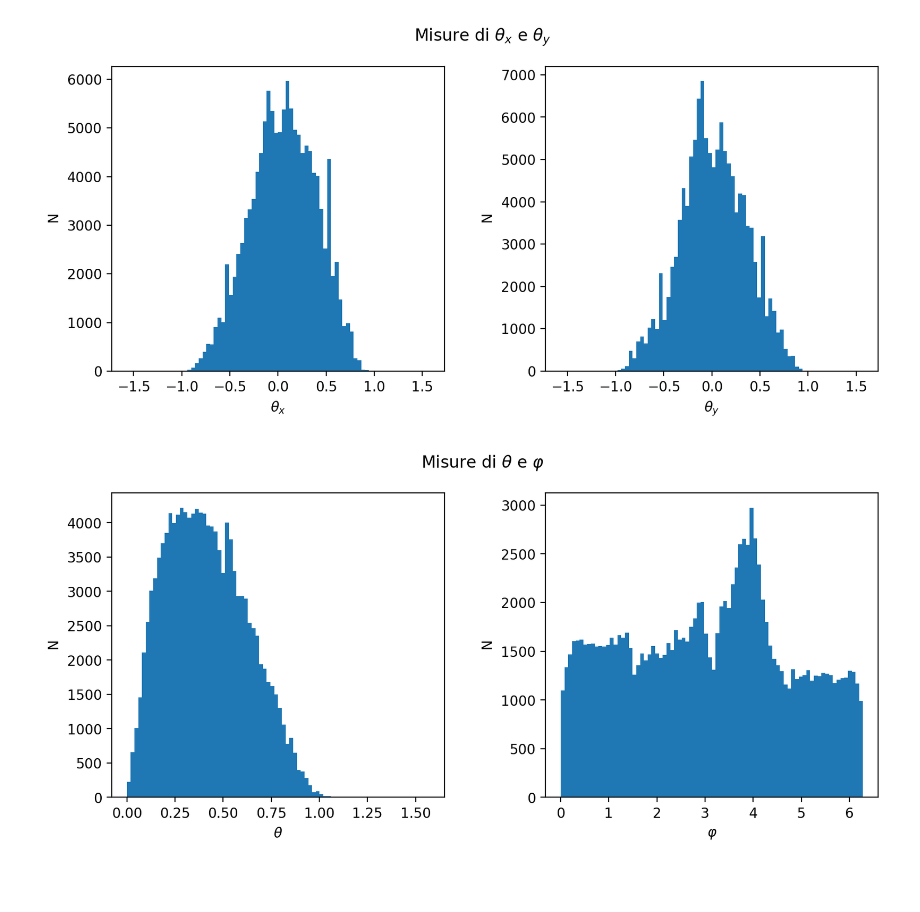
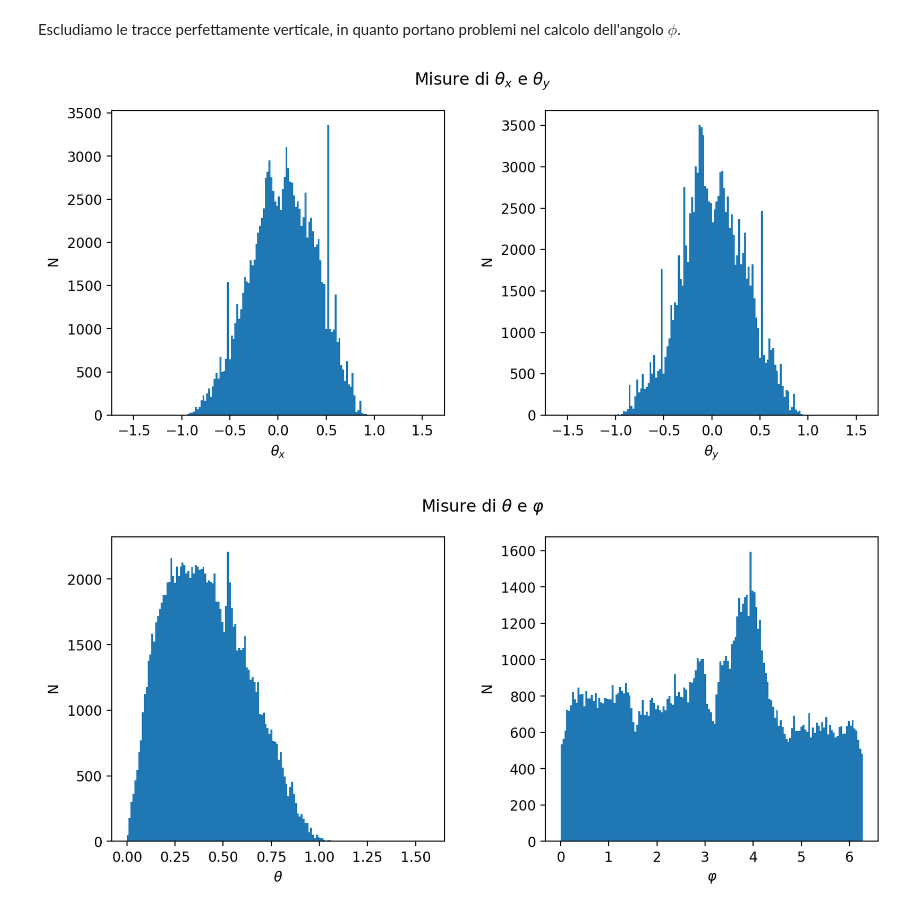
Before and after one commit to vittoriomadonna/muografia, a Jupyter notebook: project_v2.ipynb, the cells around one changed output. Drawn from its saved outputs; the diff is of its cells as text; code cells hidden in the pictures; blank space fills up the shorter version.

```diff
--- a/project_v2.ipynb
+++ b/project_v2.ipynb
@@ -10,26 +203,29 @@ import math
 df = pd.read_csv('data16')
 th_x, err_x = df.theta_x, df.err_x
 th_y, err_y = df.theta_y, df.err_y
+# %% [markdown]
+Escludiamo le tracce perfettamente verticale, in quanto portano problemi nel calcolo dell'angolo $\phi$.
 # %%
 th_x = th_x[(th_x!=0) & (th_y!=0)]
 th_y = th_y[(th_x!=0) & (th_y!=0)]
 # %%
 fig = plt.figure(figsize = (10, 4), dpi=200)
 gs = gridspec.GridSpec(1, 9)
 ax0 = fig.add_subplot(gs[:, :4])
 ax1 = fig.add_subplot(gs[:, 5:])
-nbins1 = 80
+m = 2
+nbins1 = int(m*80)
 th_range = (-math.pi/2, math.pi/2)
 n_x, bins_x, _ = ax0.hist(th_x, bins=nbins1, density=False, range=th_range)
 ax0.set_xlabel(r'$\theta_x$')
 ax0.set_ylabel(r'$\mathrm{N}$')
 n_y, bins_y, _ = ax1.hist(th_y, bins=nbins1, density=False, range=th_range)
 ax1.set_xlabel(r'$\theta_y$')
 ax1.set_ylabel(r'$\mathrm{N}$')
 plt.suptitle(r'Misure di $\theta_x$ e $\theta_y$')
 plt.show()
 # %% [output]
-[figure, old version]
+[figure, new version]
 # %%
 mx = np.tan(th_x)
 my = np.tan(th_y)
@@ -51,4 +247,4 @@ ax1.set_ylabel(r'$\mathrm{N}$')
 plt.suptitle(r'Misure di $\theta$ e $\varphi$')
 plt.show()
 # %% [output]
-[figure, old version]
+[figure, new version]
```
Also changed, not shown: parts of 53 cells of this notebook, 7 other files.
